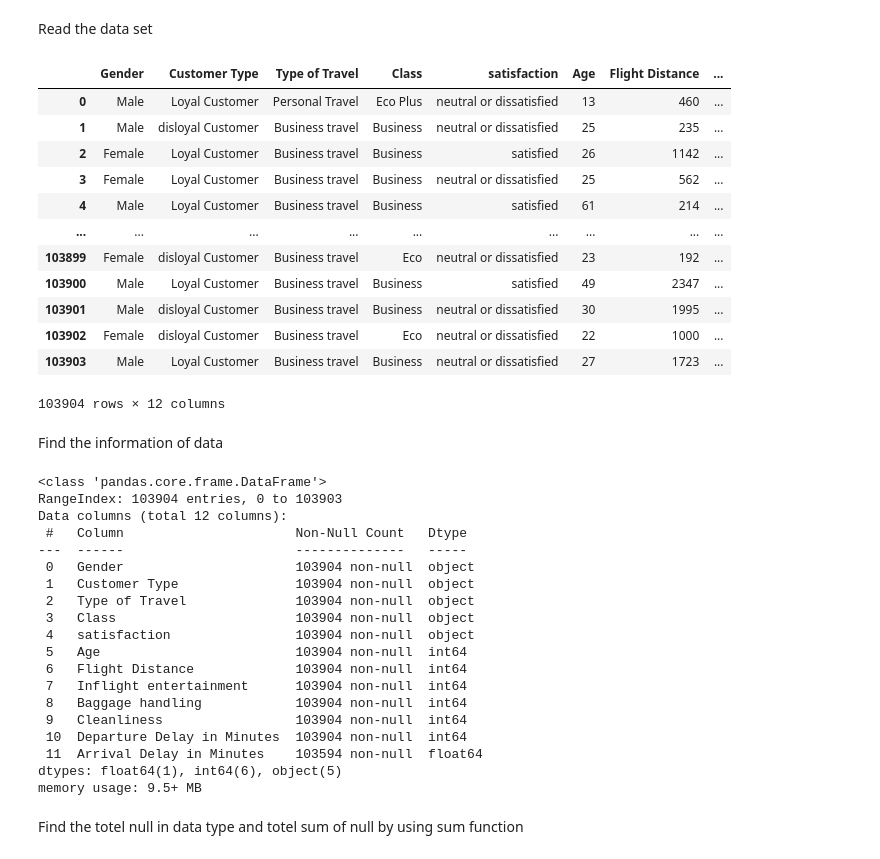
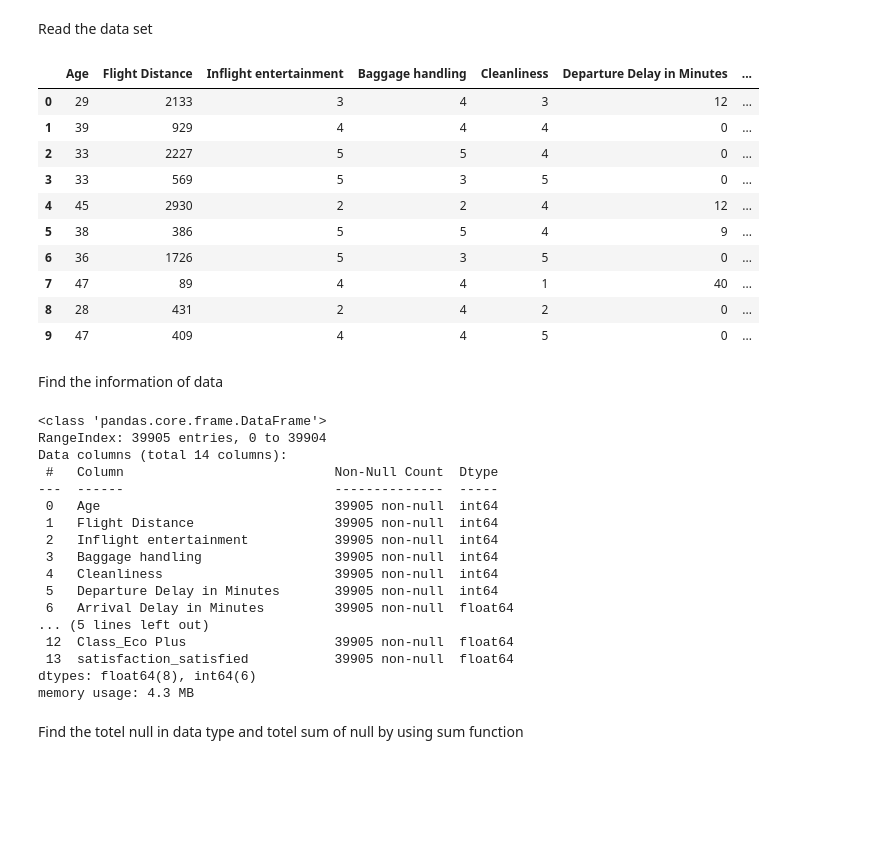
Before and after one commit to Govind-kumawat2002/Python_Library, a Jupyter notebook: Machine_learning/decsion_tree.ipynb, the cells around one changed output. Cells and saved outputs as stored; diff of their text form; code cells hidden in the pictures; blank space fills up the shorter version.

```diff
--- a/Machine_learning/decsion_tree.ipynb
+++ b/Machine_learning/decsion_tree.ipynb
@@ -16,46 +51,42 @@ from sklearn.metrics import accuracy_score
 # %% [markdown]
 Read the data set
 # %%
-df = pd.read_csv('cust_satisfaction.csv')
-df
+df = pd.read_csv('E:\Python_Library\Machine_learning\DATASET\cust_satisfaction_cleaned.csv')
+df.head(10)
 # %% [output]
-|  | Gender | Customer Type | Type of Travel | Class | satisfaction | Age | Flight Distance | ... |
-| 0 | Male | Loyal Customer | Personal Travel | Eco Plus | neutral or dissatisfied | 13 | 460 | ... |
-| 1 | Male | disloyal Customer | Business travel | Business | neutral or dissatisfied | 25 | 235 | ... |
-| 2 | Female | Loyal Customer | Business travel | Business | satisfied | 26 | 1142 | ... |
-| 3 | Female | Loyal Customer | Business travel | Business | neutral or dissatisfied | 25 | 562 | ... |
-| 4 | Male | Loyal Customer | Business travel | Business | satisfied | 61 | 214 | ... |
-| ... | ... | ... | ... | ... | ... | ... | ... | ... |
-| 103899 | Female | disloyal Customer | Business travel | Eco | neutral or dissatisfied | 23 | 192 | ... |
-| 103900 | Male | Loyal Customer | Business travel | Business | satisfied | 49 | 2347 | ... |
-| 103901 | Male | disloyal Customer | Business travel | Business | neutral or dissatisfied | 30 | 1995 | ... |
-| 103902 | Female | disloyal Customer | Business travel | Eco | neutral or dissatisfied | 22 | 1000 | ... |
-| 103903 | Male | Loyal Customer | Business travel | Business | neutral or dissatisfied | 27 | 1723 | ... |
+|  | Age | Flight Distance | Inflight entertainment | Baggage handling | Cleanliness | Departure Delay in Minutes | ... |
+| 0 | 29 | 2133 | 3 | 4 | 3 | 12 | ... |
+| 1 | 39 | 929 | 4 | 4 | 4 | 0 | ... |
+| 2 | 33 | 2227 | 5 | 5 | 4 | 0 | ... |
+| 3 | 33 | 569 | 5 | 3 | 5 | 0 | ... |
+| 4 | 45 | 2930 | 2 | 2 | 4 | 12 | ... |
+| 5 | 38 | 386 | 5 | 5 | 4 | 9 | ... |
+| 6 | 36 | 1726 | 5 | 3 | 5 | 0 | ... |
+| 7 | 47 | 89 | 4 | 4 | 1 | 40 | ... |
+| 8 | 28 | 431 | 2 | 4 | 2 | 0 | ... |
+| 9 | 47 | 409 | 4 | 4 | 5 | 0 | ... |
-103904 rows × 12 columns
 # %% [markdown]
 Find the information of data
 # %%
 df.info()
 # %% [output]
 <class 'pandas.core.frame.DataFrame'>
-RangeIndex: 103904 entries, 0 to 103903
-Data columns (total 12 columns):
- #   Column                      Non-Null Count   Dtype
----  ------                      --------------   -----
- 0   Gender                      103904 non-null  object
- 1   Customer Type               103904 non-null  object
- 2   Type of Travel              103904 non-null  object
- 3   Class                       103904 non-null  object
- 4   satisfaction                103904 non-null  object
- 5   Age                         103904 non-null  int64
- 6   Flight Distance             103904 non-null  int64
- 7   Inflight entertainment      103904 non-null  int64
- 8   Baggage handling            103904 non-null  int64
- 9   Cleanliness                 103904 non-null  int64
- 10  Departure Delay in Minutes  103904 non-null  int64
- 11  Arrival Delay in Minutes    103594 non-null  float64
-dtypes: float64(1), int64(6), object(5)
-memory usage: 9.5+ MB
+RangeIndex: 39905 entries, 0 to 39904
+Data columns (total 14 columns):
+ #   Column                           Non-Null Count  Dtype
+---  ------                           --------------  -----
+ 0   Age                              39905 non-null  int64
+ 1   Flight Distance                  39905 non-null  int64
+ 2   Inflight entertainment           39905 non-null  int64
+ 3   Baggage handling                 39905 non-null  int64
+ 4   Cleanliness                      39905 non-null  int64
+ 5   Departure Delay in Minutes       39905 non-null  int64
+ 6   Arrival Delay in Minutes         39905 non-null  float64
+... (5 lines left out)
+ 12  Class_Eco Plus                   39905 non-null  float64
+ 13  satisfaction_satisfied           39905 non-null  float64
+dtypes: float64(8), int64(6)
+memory usage: 4.3 MB
 # %% [markdown]
 Find the totel null in data type and totel sum of null by using sum function
 # %%
```
Also changed, not shown: parts of 23 cells of this notebook.
